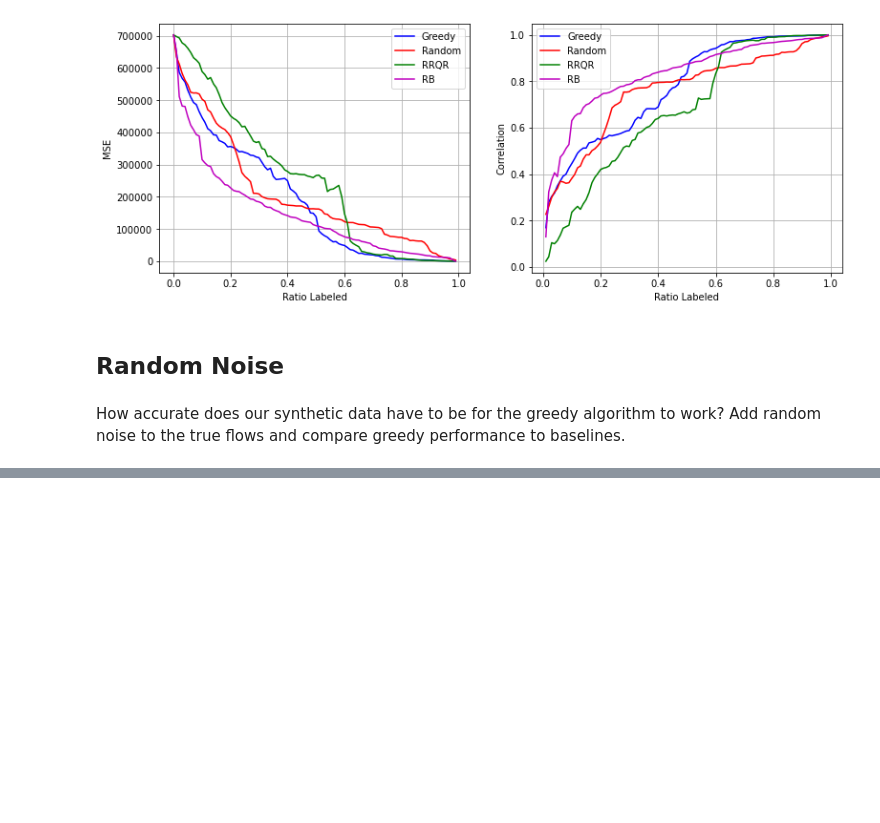
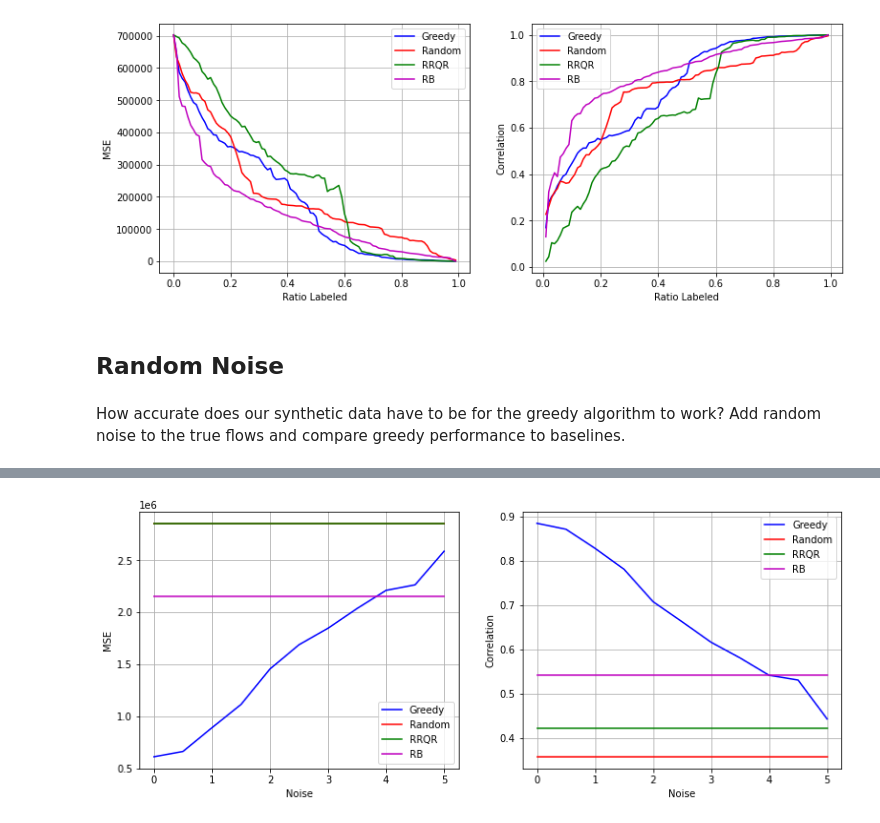
Before and after one commit to arnav-b/sensor-placement, a Jupyter notebook: unknown-flows.ipynb, the cells around one changed output, grey strips where cells are left out. Cells and saved outputs as stored; diff of their text form; code cells hidden in the pictures; blank space fills up the shorter version.

```diff
--- a/unknown-flows.ipynb
+++ b/unknown-flows.ipynb
@@ -188,0 +191,4 @@ plot_results(*read_tntp_graph("data/Anaheim/Anaheim_flow.tntp"), .1)
+# %%
+plot_noise_results(*read_tntp_graph("data/Barcelona/Barcelona_flow.tntp"), .1)
+# %% [output]
+[figure, added]
```
Also changed, not shown: parts of 4 cells of this notebook.
